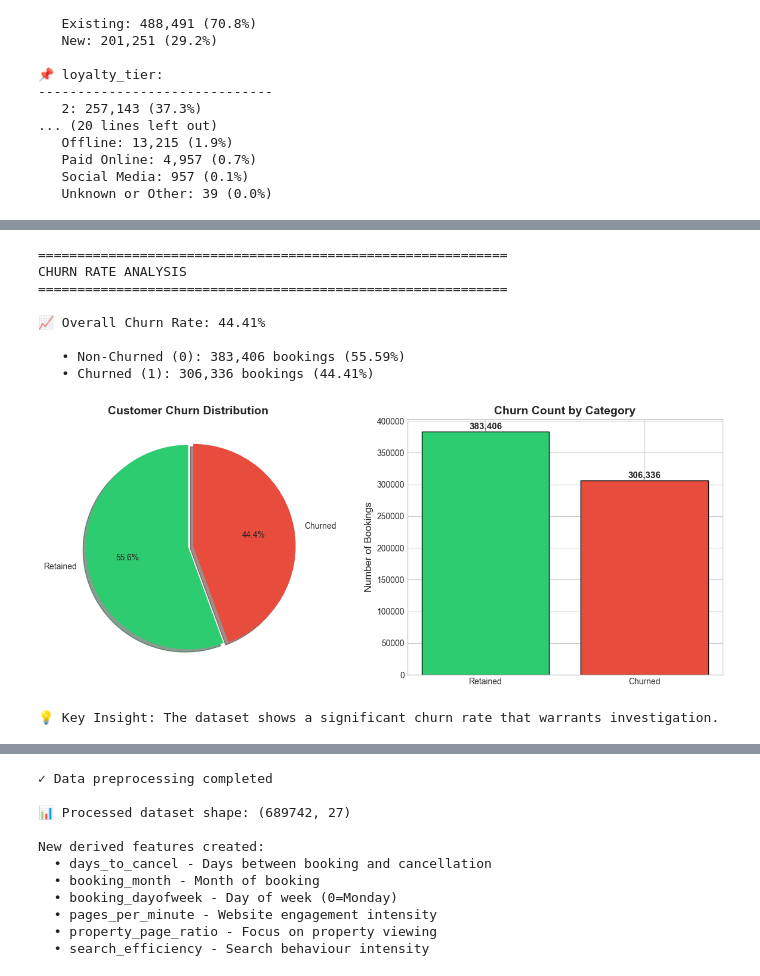
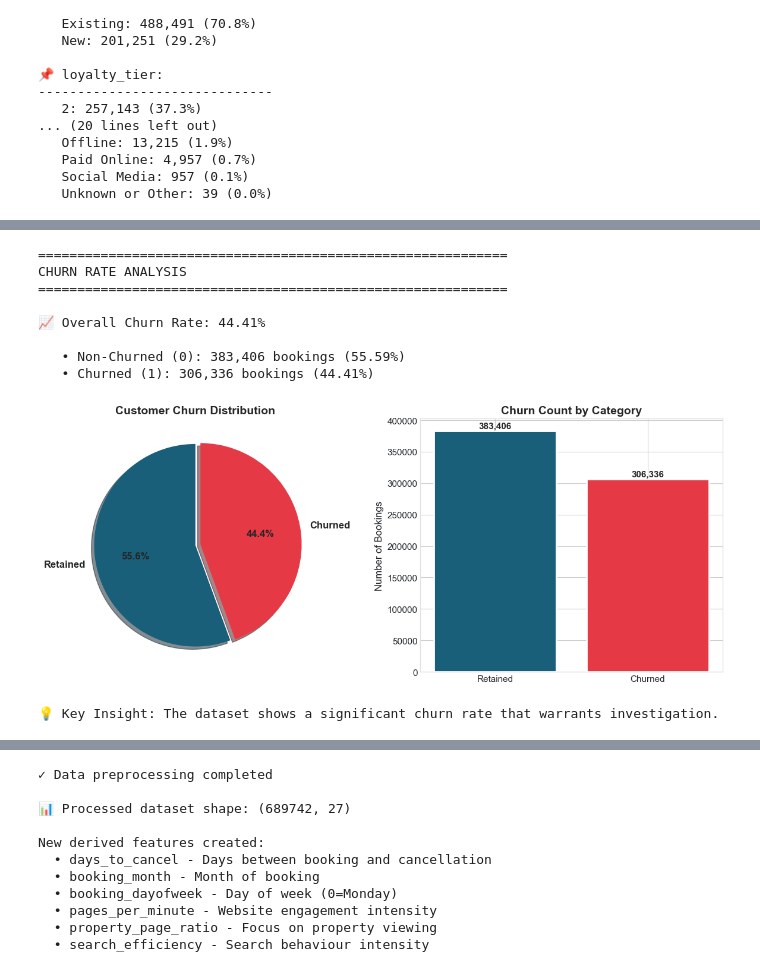
Before and after one commit to megpatakota/statistical_analysis, a Jupyter notebook: test.ipynb, the cells around one changed output, grey strips where cells are left out. Saved outputs shown, nothing was run; the diff lists cells and outputs as text; code cells hidden in the pictures.

```diff
--- a/test.ipynb
+++ b/test.ipynb
@@ -215,37 +275,38 @@ churn_rate = df['churn_flag'].mean() * 100
 print(f"\n📈 Overall Churn Rate: {churn_rate:.2f}%")
 print(f"\n   • Non-Churned (0): {churn_counts[0]:,} bookings ({100-churn_rate:.2f}%)")
 print(f"   • Churned (1): {churn_counts[1]:,} bookings ({churn_rate:.2f}%)")
 
-# Visualise churn distribution
+# Visualise churn distribution - Using unified colour scheme
 fig, axes = plt.subplots(1, 2, figsize=(12, 5))
 
 # Pie chart
-colors = ['#2ecc71', '#e74c3c']
 axes[0].pie(churn_counts.values, labels=['Retained', 'Churned'], autopct='%1.1f%%',
-            colors=colors, explode=(0, 0.05), shadow=True, startangle=90)
+            colors=CHURN_COLORS, explode=(0, 0.05), shadow=True, startangle=90,
+            textprops={'fontsize': 12, 'fontweight': 'bold'})
 axes[0].set_title('Customer Churn Distribution', fontsize=14, fontweight='bold')
 
 # Bar chart
-bars = axes[1].bar(['Retained', 'Churned'], churn_counts.values, color=colors, edgecolor='black')
+bars = axes[1].bar(['Retained', 'Churned'], churn_counts.values, color=CHURN_COLORS,
+                   edgecolor='white', linewidth=2)
 axes[1].set_ylabel('Number of Bookings', fontsize=12)
 axes[1].set_title('Churn Count by Category', fontsize=14, fontweight='bold')
 for bar, count in zip(bars, churn_counts.values):
     axes[1].text(bar.get_x() + bar.get_width()/2, bar.get_height() + 1000,
                  f'{count:,}', ha='center', va='bottom', fontsize=11, fontweight='bold')
 
 plt.tight_layout()
 plt.show()
 
 print("\n💡 Key Insight: The dataset shows a significant churn rate that warrants investigation.")
 # %% [output]
 ============================================================
 CHURN RATE ANALYSIS
 ============================================================
 
 📈 Overall Churn Rate: 44.41%
 
    • Non-Churned (0): 383,406 bookings (55.59%)
    • Churned (1): 306,336 bookings (44.41%)
-[figure, old version]
+[figure, new version]
 💡 Key Insight: The dataset shows a significant churn rate that warrants investigation.
 # %% [markdown]
```
Also changed, not shown: parts of 17 cells of this notebook, 10 other files.
